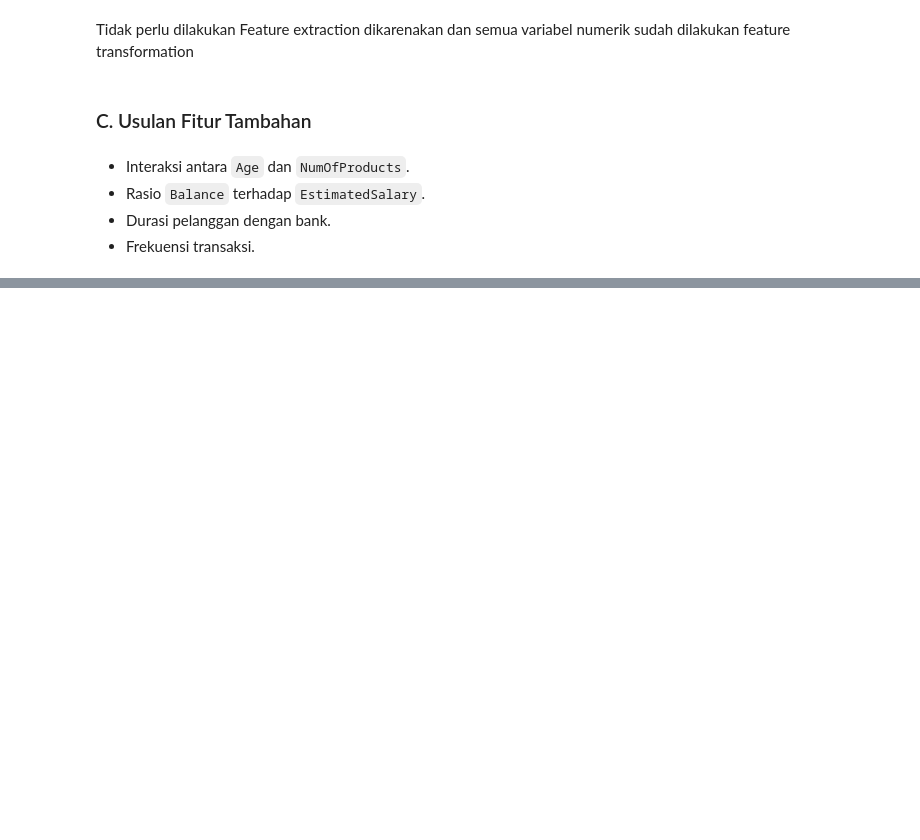
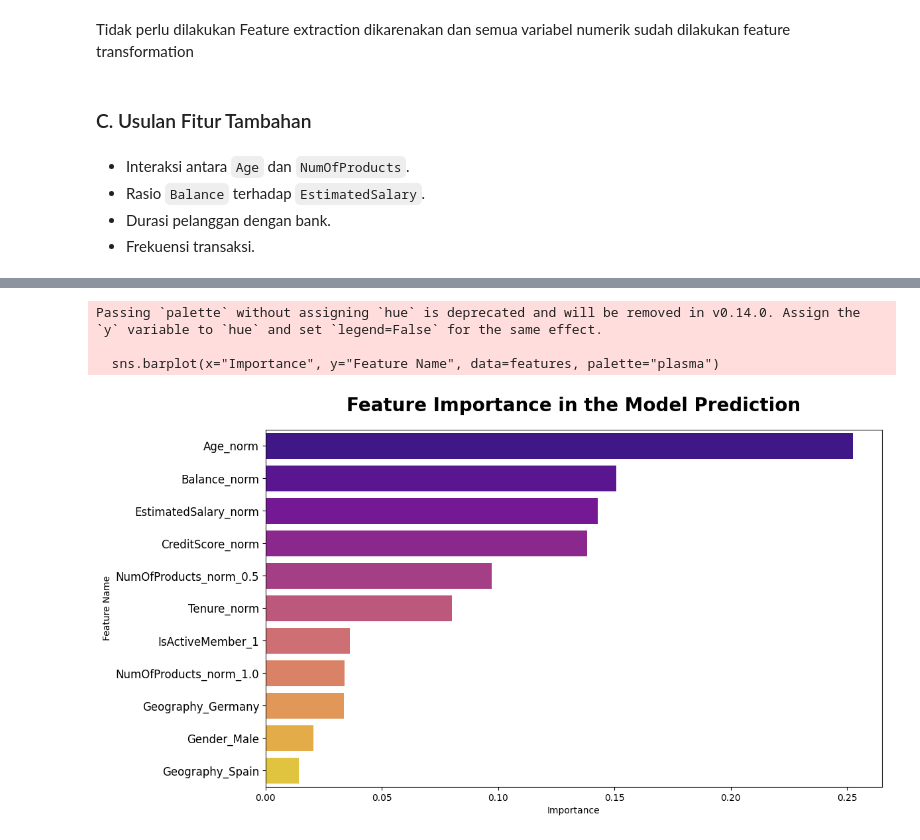
Before and after one commit to MukhlishHaq/data_leaker, a Jupyter notebook: Preprocessing - Data Leaker.ipynb, the cells around one changed output, grey strips where cells are left out. Saved outputs shown, nothing was run; the diff lists cells and outputs as text; code cells hidden in the pictures; blank space fills up the shorter version.

```diff
--- a/Preprocessing - Data Leaker.ipynb
+++ b/Preprocessing - Data Leaker.ipynb
@@ -804,0 +766,15 @@ F1 Score: 0.9368
+# %%
+imptnc_df = pd.DataFrame({"Feature Name":X_train.columns,
+                       "Importance":model.feature_importances_})
+features = imptnc_df.sort_values(by="Importance",ascending=False)
+
+plt.figure(figsize=(12,7))
+sns.barplot(x="Importance", y="Feature Name", data=features, palette="plasma")
+plt.title("Feature Importance in the Model Prediction", fontweight="black", size=20, pad=20)
+plt.yticks(size=12)
+plt.show()
+# %% [output]
+Passing `palette` without assigning `hue` is deprecated and will be removed in v0.14.0. Assign the `y` variable to `hue` and set `legend=False` for the same effect.
+
+  sns.barplot(x="Importance", y="Feature Name", data=features, palette="plasma")
+[figure, added]
```
Also changed, not shown: parts of 7 cells of this notebook, 1 other file.
